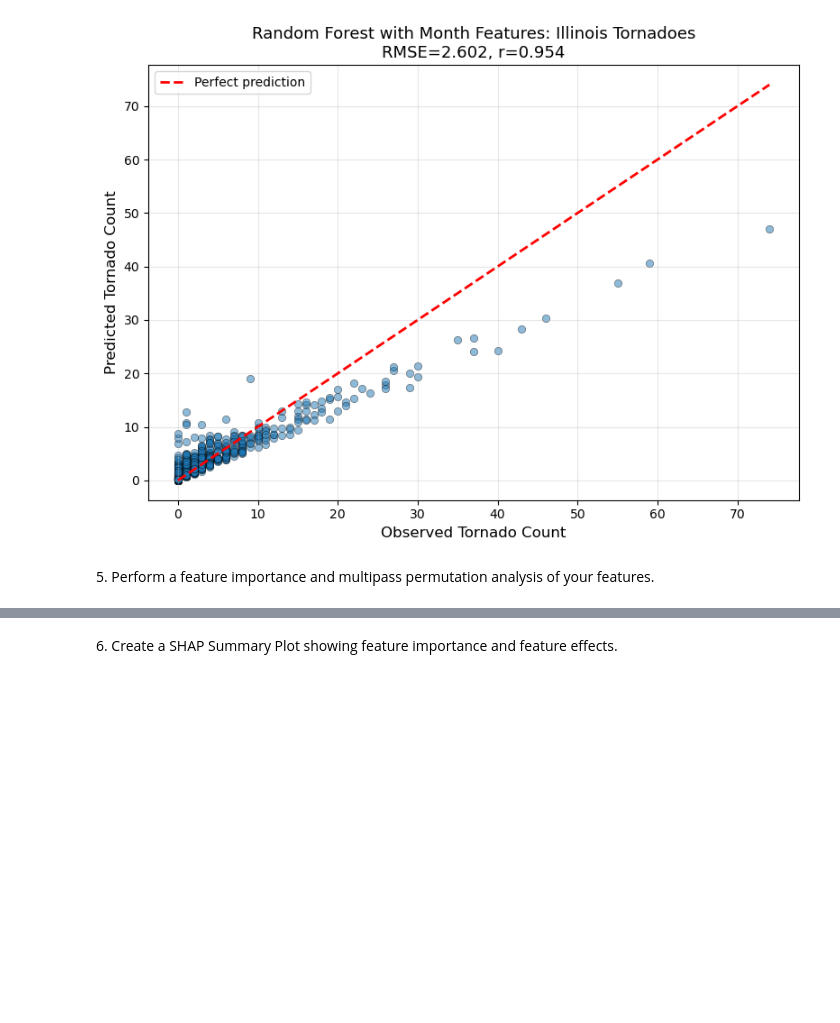
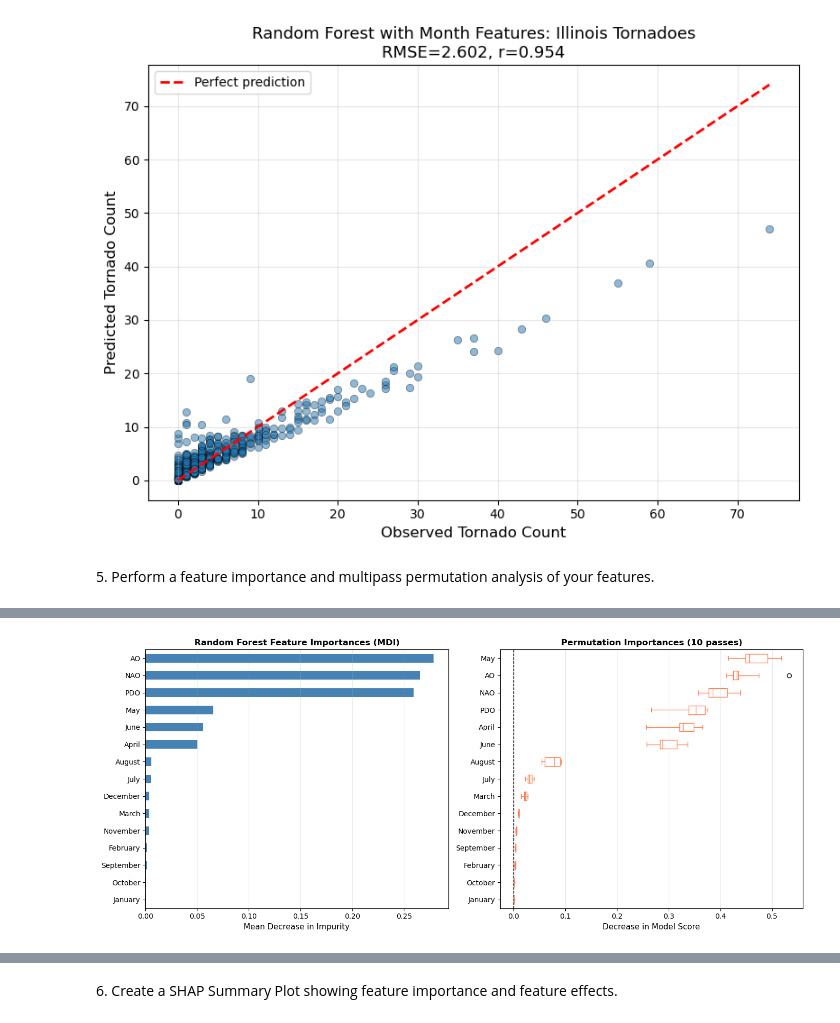
Before and after one commit to swnesbitt/ATMS-523-Module-6, a Jupyter notebook: ATMS-523-HW6.ipynb, the cells around one changed output, grey strips where cells are left out. Saved outputs shown, nothing was run; the diff lists cells and outputs as text; code cells hidden in the pictures; blank space fills up the shorter version.

```diff
--- a/ATMS-523-HW6.ipynb
+++ b/ATMS-523-HW6.ipynb
@@ -277,3 +278,80 @@ Comparison:           ΔRMSE = 0.136, Δr = -0.014
 [figure]
 # %% [markdown]
 5\. Perform a feature importance and multipass permutation analysis of your features.
+# %%
+# 1. Mean Decrease in Impurity (MDI) Feature Importance
+print("1. Random Forest Feature Importances (MDI):")
+print("-" * 60)
+
+# Get feature importances from the trained model
+mdi_importances = pd.Series(
+    rf_model_month.feature_importances_,
+    index=X_with_month.columns
+).sort_values(ascending=False)
+
+print(mdi_importances)
+
+# Plot MDI importances
+fig, (ax1, ax2) = plt.subplots(1, 2, figsize=(14, 6))
+
+mdi_importances.sort_values(ascending=True).plot.barh(ax=ax1, color='steelblue')
+ax1.set_title("Random Forest Feature Importances (MDI)", fontsize=12, fontweight='bold')
+ax1.set_xlabel("Mean Decrease in Impurity", fontsize=11)
+ax1.grid(axis='x', alpha=0.3)
+
+# 2. Permutation Importance (multipass with n_repeats=10)
+print("\n2. Permutation Importance (10 repeats):")
+print("-" * 60)
+
+# Calculate permutation importance with multiple passes
+perm_importance = permutation_importance(
+    rf_model_month,
+    X_with_month,
+    y_with_month,
+    n_repeats=10,
+    random_state=42,
+    n_jobs=-1
+)
+
+# Create DataFrame with results
+perm_importances_mean = pd.Series(
+    perm_importance.importances_mean,
+    index=X_with_month.columns
+).sort_values(ascending=False)
+
+perm_importances_std = pd.Series(
+    perm_importance.importances_std,
+    index=X_with_month.columns
+)
+
+print("\nFeature\t\t\tMean Importance\t\tStd Dev")
+for feature in perm_importances_mean.index:
+    print(f"{feature:20s}\t{perm_importances_mean[feature]:.6f}\t\t{perm_importances_std[feature]:.6f}")
+
+# Plot permutation importances with error bars
+sorted_idx = perm_importance.importances_mean.argsort()
+perm_df = pd.DataFrame(
+    perm_importance.importances[sorted_idx].T,
+    columns=X_with_month.columns[sorted_idx]
+)
+
+perm_df.plot.box(vert=False, whis=10, ax=ax2, color='coral')
+ax2.set_title("Permutation Importances (10 passes)", fontsize=12, fontweight='bold')
+ax2.axvline(x=0, color='k', linestyle='--', linewidth=1)
+ax2.set_xlabel("Decrease in Model Score", fontsize=11)
+ax2.grid(axis='x', alpha=0.3)
+
+plt.tight_layout()
+plt.show()
+
+# 3. Summary comparison
+print("\n3. Comparison of Top 5 Features:")
+print("-" * 60)
+print("\nMDI Importance (Top 5):")
+for i, (feature, importance) in enumerate(mdi_importances.head(5).items(), 1):
+    print(f"{i}. {feature:20s}: {importance:.6f}")
+
+print("\nPermutation Importance (Top 5):")
+for i, (feature, importance) in enumerate(perm_importances_mean.head(5).items(), 1):
+    print(f"{i}. {feature:20s}: {importance:.6f}")
+# %% [output]
@@ -279,0 +375 @@ Comparison:           ΔRMSE = 0.136, Δr = -0.014
+[figure, added]
```
Also changed, not shown: parts of 2 cells of this notebook.
